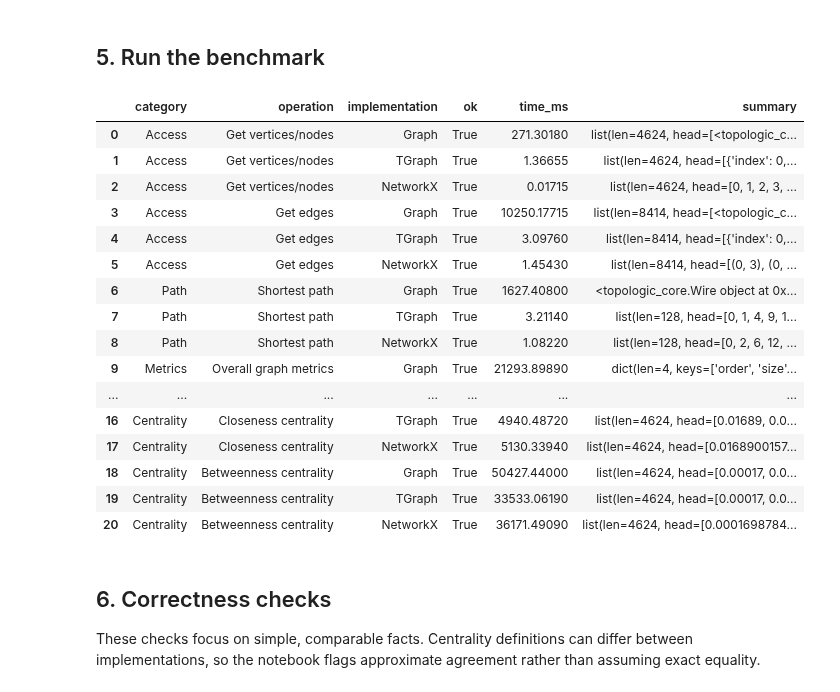
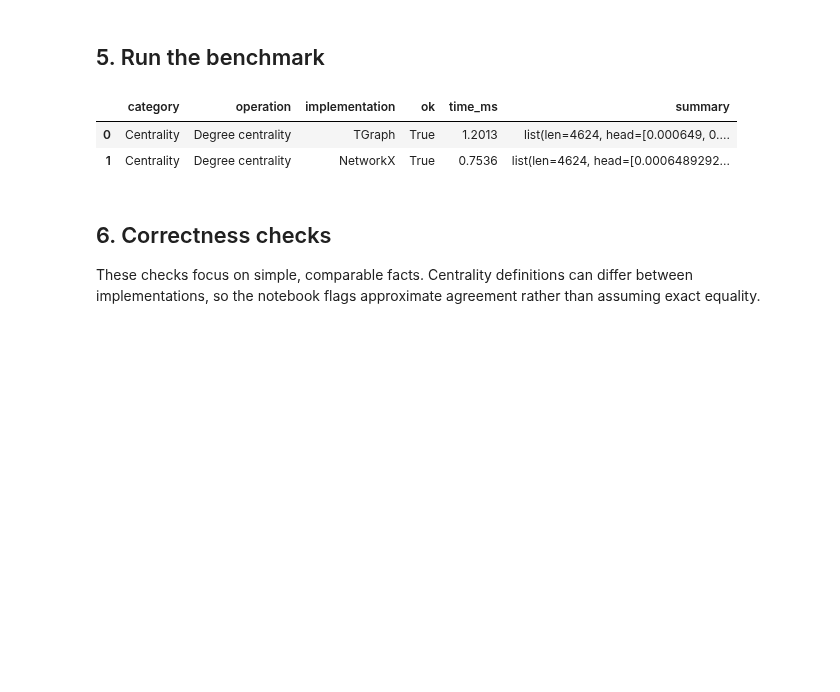
Before and after one commit to wassimj/topologicpy, a Jupyter notebook: notebooks/Graph_TGraph_NetworkX_Benchmark.ipynb, the cells around one changed output. Saved outputs shown, nothing was run; the diff lists cells and outputs as text; code cells hidden in the pictures; blank space fills up the shorter version.

```diff
--- a/notebooks/Graph_TGraph_NetworkX_Benchmark.ipynb
+++ b/notebooks/Graph_TGraph_NetworkX_Benchmark.ipynb
@@ -172,3 +172,14 @@ for i, f in enumerate(faces):
 
 graph = Graph.ByTopology(shell)
 t_graph = TGraph.ByTopology(shell)
+# %%
+from time import time
+
+start = time()
+graph = Graph.ByTopology(shell)
+end = time()
+print("Graph Construciton:", round(end-start, 2))
+start = time()
+t_graph = TGraph.ByTopology(shell)
+end = time()
+print("TGraph Construciton:", round(end-start, 2))
@@ -428,7 +442,7 @@ def graph_degree_centrality(g):
 
 
 def tgraph_degree_centrality(g):
-    return TGraph.DegreeCentrality(g)
+    return TGraph.DegreeCentrality(g, key=None, colorKey=None)
 
 
 def nx_degree_centrality(g):
@@ -465,56 +479,42 @@ def nx_betweenness_centrality(g):
 # %%
 results = []
 
-add_result(results, "Access", "Get vertices/nodes", "Graph", get_graph_vertices, graph, repeat=REPEAT_FAST, warmup=WARMUP)
-add_result(results, "Access", "Get vertices/nodes", "TGraph", get_tgraph_vertices, t_graph, repeat=REPEAT_FAST, warmup=WARMUP)
-add_result(results, "Access", "Get vertices/nodes", "NetworkX", get_nx_vertices, nx_graph, repeat=REPEAT_FAST, warmup=WARMUP)
+# add_result(results, "Access", "Get vertices/nodes", "Graph", get_graph_vertices, graph, repeat=REPEAT_FAST, warmup=WARMUP)
+# add_result(results, "Access", "Get vertices/nodes", "TGraph", get_tgraph_vertices, t_graph, repeat=REPEAT_FAST, warmup=WARMUP)
+# add_result(results, "Access", "Get vertices/nodes", "NetworkX", get_nx_vertices, nx_graph, repeat=REPEAT_FAST, warmup=WARMUP)
 
-add_result(results, "Access", "Get edges", "Graph", get_graph_edges, graph, repeat=REPEAT_FAST, warmup=WARMUP)
-add_result(results, "Access", "Get edges", "TGraph", get_tgraph_edges, t_graph, repeat=REPEAT_FAST, warmup=WARMUP)
-add_result(results, "Access", "Get edges", "NetworkX", get_nx_edges, nx_graph, repeat=REPEAT_FAST, warmup=WARMUP)
+# add_result(results, "Access", "Get edges", "Graph", get_graph_edges, graph, repeat=REPEAT_FAST, warmup=WARMUP)
+# add_result(results, "Access", "Get edges", "TGraph", get_tgraph_edges, t_graph, repeat=REPEAT_FAST, warmup=WARMUP)
+# add_result(results, "Access", "Get edges", "NetworkX", get_nx_edges, nx_graph, repeat=REPEAT_FAST, warmup=WARMUP)
 
-add_result(results, "Path", "Shortest path", "Graph", graph_shortest_path, graph, SOURCE_INDEX, TARGET_INDEX, repeat=REPEAT_MEDIUM, warmup=WARMUP)
-add_result(results, "Path", "Shortest path", "TGraph", tgraph_shortest_path, t_graph, SOURCE_INDEX, TARGET_INDEX, repeat=REPEAT_MEDIUM, warmup=WARMUP)
-add_result(results, "Path", "Shortest path", "NetworkX", nx_shortest_path, nx_graph, SOURCE_INDEX, TARGET_INDEX, repeat=REPEAT_MEDIUM, warmup=WARMUP)
+# add_result(results, "Path", "Shortest path", "Graph", graph_shortest_path, graph, SOURCE_INDEX, TARGET_INDEX, repeat=REPEAT_MEDIUM, warmup=WARMUP)
+# add_result(results, "Path", "Shortest path", "TGraph", tgraph_shortest_path, t_graph, SOURCE_INDEX, TARGET_INDEX, repeat=REPEAT_MEDIUM, warmup=WARMUP)
+# add_result(results, "Path", "Shortest path", "NetworkX", nx_shortest_path, nx_graph, SOURCE_INDEX, TARGET_INDEX, repeat=REPEAT_MEDIUM, warmup=WARMUP)
 
-add_result(results, "Metrics", "Overall graph metrics", "Graph", graph_metrics, graph, repeat=REPEAT_MEDIUM, warmup=WARMUP)
-add_result(results, "Metrics", "Overall graph metrics", "TGraph", tgraph_metrics, t_graph, repeat=REPEAT_MEDIUM, warmup=WARMUP)
-add_result(results, "Metrics", "Overall graph metrics", "NetworkX", nx_metrics, nx_graph, repeat=REPEAT_MEDIUM, warmup=WARMUP)
+# add_result(results, "Metrics", "Overall graph metrics", "Graph", graph_metrics, graph, repeat=REPEAT_MEDIUM, warmup=WARMUP)
+# add_result(results, "Metrics", "Overall graph metrics", "TGraph", tgraph_metrics, t_graph, repeat=REPEAT_MEDIUM, warmup=WARMUP)
+# add_result(results, "Metrics", "Overall graph metrics", "NetworkX", nx_metrics, nx_graph, repeat=REPEAT_MEDIUM, warmup=WARMUP)
 
-add_result(results, "Centrality", "Degree centrality", "Graph", graph_degree_centrality, graph, repeat=REPEAT_MEDIUM, warmup=WARMUP)
+# add_result(results, "Centrality", "Degree centrality", "Graph", graph_degree_centrality, graph, repeat=REPEAT_MEDIUM, warmup=WARMUP)
 add_result(results, "Centrality", "Degree centrality", "TGraph", tgraph_degree_centrality, t_graph, repeat=REPEAT_MEDIUM, warmup=WARMUP)
 add_result(results, "Centrality", "Degree centrality", "NetworkX", nx_degree_centrality, nx_graph, repeat=REPEAT_MEDIUM, warmup=WARMUP)
 
-if RUN_CLOSENESS:
-    add_result(results, "Centrality", "Closeness centrality", "Graph", graph_closeness_centrality, graph, repeat=REPEAT_SLOW, warmup=0)
-    add_result(results, "Centrality", "Closeness centrality", "TGraph", tgraph_closeness_centrality, t_graph, repeat=REPEAT_SLOW, warmup=0)
-    add_result(results, "Centrality", "Closeness centrality", "NetworkX", nx_closeness_centrality, nx_graph, repeat=REPEAT_SLOW, warmup=0)
+# if RUN_CLOSENESS:
+#     add_result(results, "Centrality", "Closeness centrality", "Graph", graph_closeness_centrality, graph, repeat=REPEAT_SLOW, warmup=0)
+#     add_result(results, "Centrality", "Closeness centrality", "TGraph", tgraph_closeness_centrality, t_graph, repeat=REPEAT_SLOW, warmup=0)
+#     add_result(results, "Centrality", "Closeness centrality", "NetworkX", nx_closeness_centrality, nx_graph, repeat=REPEAT_SLOW, warmup=0)
 
-if RUN_BETWEENNESS:
-    add_result(results, "Centrality", "Betweenness centrality", "Graph", graph_betweenness_centrality, graph, repeat=REPEAT_SLOW, warmup=0)
-    add_result(results, "Centrality", "Betweenness centrality", "TGraph", tgraph_betweenness_centrality, t_graph, repeat=REPEAT_SLOW, warmup=0)
-    add_result(results, "Centrality", "Betweenness centrality", "NetworkX", nx_betweenness_centrality, nx_graph, repeat=REPEAT_SLOW, warmup=0)
+# if RUN_BETWEENNESS:
+#     add_result(results, "Centrality", "Betweenness centrality", "Graph", graph_betweenness_centrality, graph, repeat=REPEAT_SLOW, warmup=0)
+#     add_result(results, "Centrality", "Betweenness centrality", "TGraph", tgraph_betweenness_centrality, t_graph, repeat=REPEAT_SLOW, warmup=0)
+#     add_result(results, "Centrality", "Betweenness centrality", "NetworkX", nx_betweenness_centrality, nx_graph, repeat=REPEAT_SLOW, warmup=0)
 
 df = pd.DataFrame([r.__dict__ for r in results])
 df[["category", "operation", "implementation", "ok", "time_ms", "summary"]]
 # %% [output]
 |  | category | operation | implementation | ok | time_ms | summary |
-| 0 | Access | Get vertices/nodes | Graph | True | 271.30180 | list(len=4624, head=[<topologic_c... |
-| 1 | Access | Get vertices/nodes | TGraph | True | 1.36655 | list(len=4624, head=[{'index': 0,... |
-| 2 | Access | Get vertices/nodes | NetworkX | True | 0.01715 | list(len=4624, head=[0, 1, 2, 3, ... |
-| 3 | Access | Get edges | Graph | True | 10250.17715 | list(len=8414, head=[<topologic_c... |
-| 4 | Access | Get edges | TGraph | True | 3.09760 | list(len=8414, head=[{'index': 0,... |
-| 5 | Access | Get edges | NetworkX | True | 1.45430 | list(len=8414, head=[(0, 3), (0, ... |
-| 6 | Path | Shortest path | Graph | True | 1627.40800 | <topologic_core.Wire object at 0x... |
-| 7 | Path | Shortest path | TGraph | True | 3.21140 | list(len=128, head=[0, 1, 4, 9, 1... |
-| 8 | Path | Shortest path | NetworkX | True | 1.08220 | list(len=128, head=[0, 2, 6, 12, ... |
-| 9 | Metrics | Overall graph metrics | Graph | True | 21293.89890 | dict(len=4, keys=['order', 'size'... |
-| ... | ... | ... | ... | ... | ... | ... |
-| 16 | Centrality | Closeness centrality | TGraph | True | 4940.48720 | list(len=4624, head=[0.01689, 0.0... |
-| 17 | Centrality | Closeness centrality | NetworkX | True | 5130.33940 | list(len=4624, head=[0.0168900157... |
-| 18 | Centrality | Betweenness centrality | Graph | True | 50427.44000 | list(len=4624, head=[0.00017, 0.0... |
-| 19 | Centrality | Betweenness centrality | TGraph | True | 33533.06190 | list(len=4624, head=[0.00017, 0.0... |
-| 20 | Centrality | Betweenness centrality | NetworkX | True | 36171.49090 | list(len=4624, head=[0.0001698784... |
+| 0 | Centrality | Degree centrality | TGraph | True | 1.2013 | list(len=4624, head=[0.000649, 0.... |
+| 1 | Centrality | Degree centrality | NetworkX | True | 0.7536 | list(len=4624, head=[0.0006489292... |
 # %% [markdown]
 ## 6. Correctness checks
 
```
Also changed, not shown: parts of 8 cells of this notebook, 14 other files.
